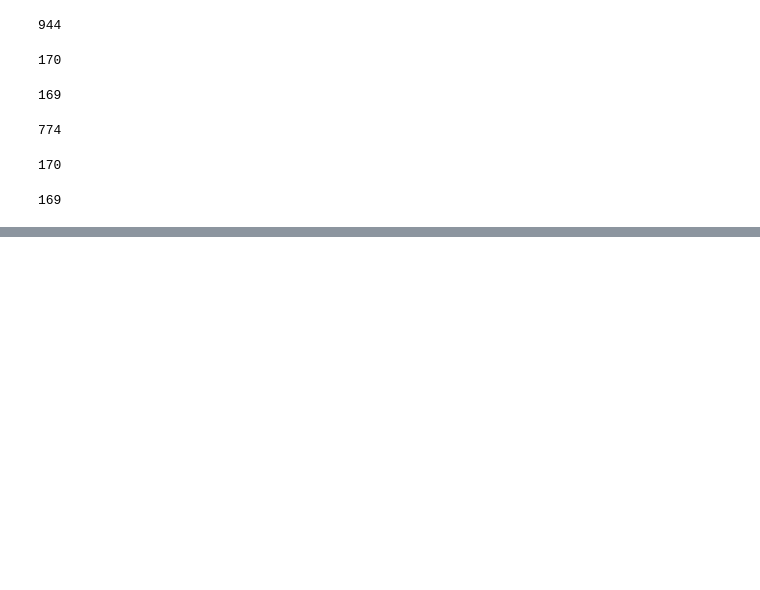
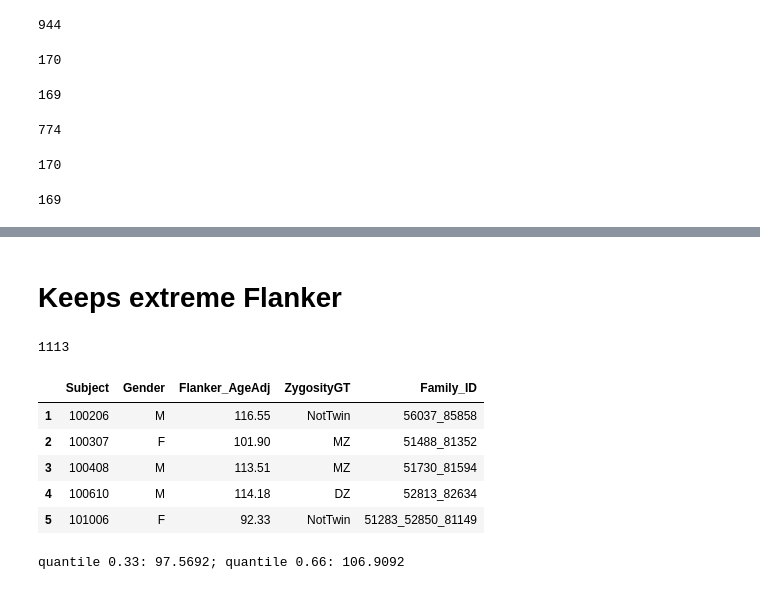
Before and after one commit to neurospin-projects/2023_agaudin_jchavas_folding_supervised, a Jupyter notebook: contrastive/notebooks/stratify_HCP_and_select_extreme_flanker.ipynb, the cells around one changed output, grey strips where cells are left out. Drawn from its saved outputs; the diff is of its cells as text; code cells hidden in the pictures; blank space fills up the shorter version.

```diff
--- a/contrastive/notebooks/stratify_HCP_and_select_extreme_flanker.ipynb
+++ b/contrastive/notebooks/stratify_HCP_and_select_extreme_flanker.ipynb
@@ -306,0 +305,21 @@ alls['test']['Subject'].to_csv(test_file, index=False, header=False)
+# %% [markdown]
+# Keeps extreme Flanker
+# %%
+len(participants)
+# %% [output]
+1113
+# %%
+participants.head()
+# %% [output]
+|  | Subject | Gender | Flanker_AgeAdj | ZygosityGT | Family_ID |
+| 1 | 100206 | M | 116.55 | NotTwin | 56037_85858 |
+| 2 | 100307 | F | 101.90 | MZ | 51488_81352 |
+| 3 | 100408 | M | 113.51 | MZ | 51730_81594 |
+| 4 | 100610 | M | 114.18 | DZ | 52813_82634 |
+| 5 | 101006 | F | 92.33 | NotTwin | 51283_52850_81149 |
+# %%
+q_33 = participants['Flanker_AgeAdj'].quantile(q=0.33)
+q_66 = participants['Flanker_AgeAdj'].quantile(q=0.66)
+print(f"quantile 0.33: {q_33}; quantile 0.66: {q_66}")
+# %% [output]
+quantile 0.33: 97.5692; quantile 0.66: 106.9092
```
Also changed, not shown: parts of 44 cells of this notebook, 8 other files.
